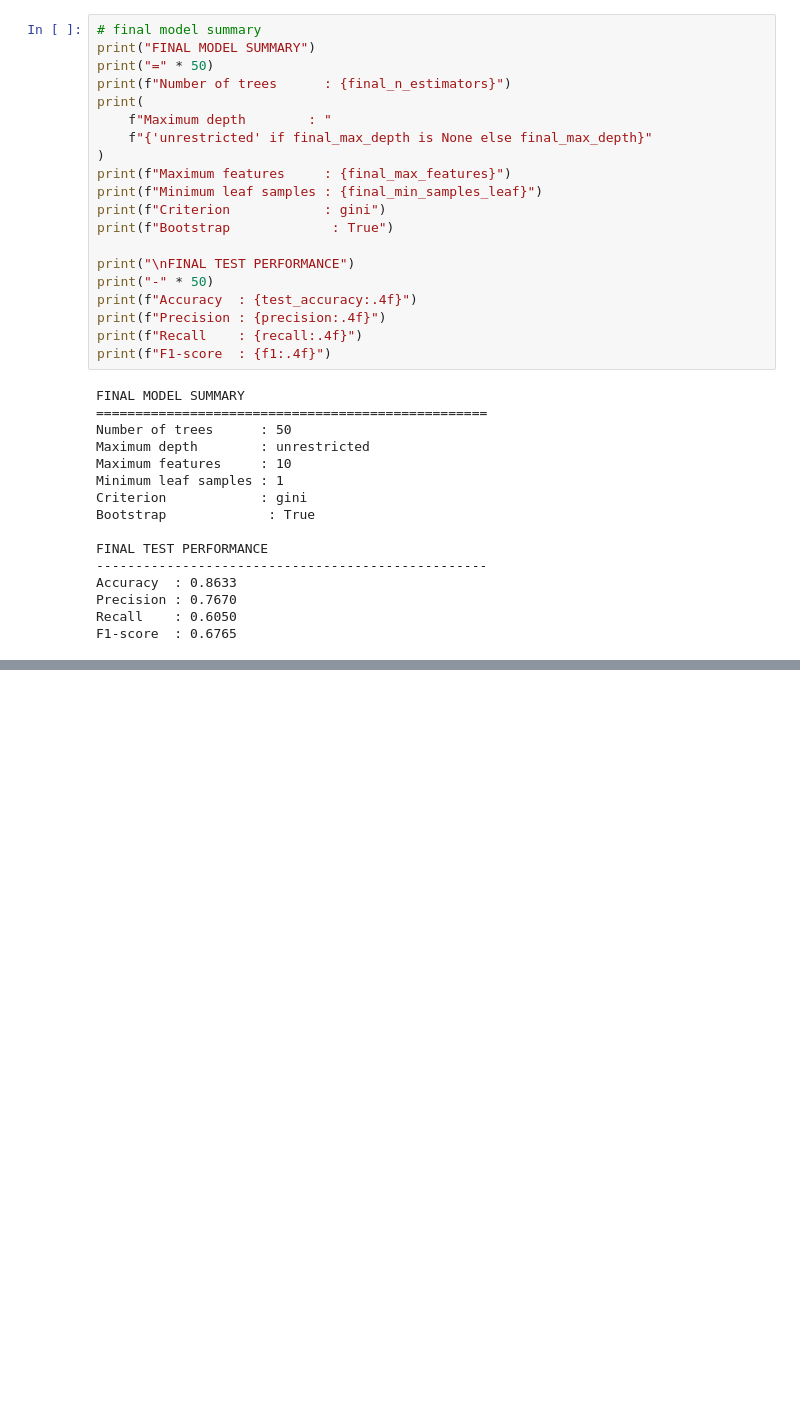
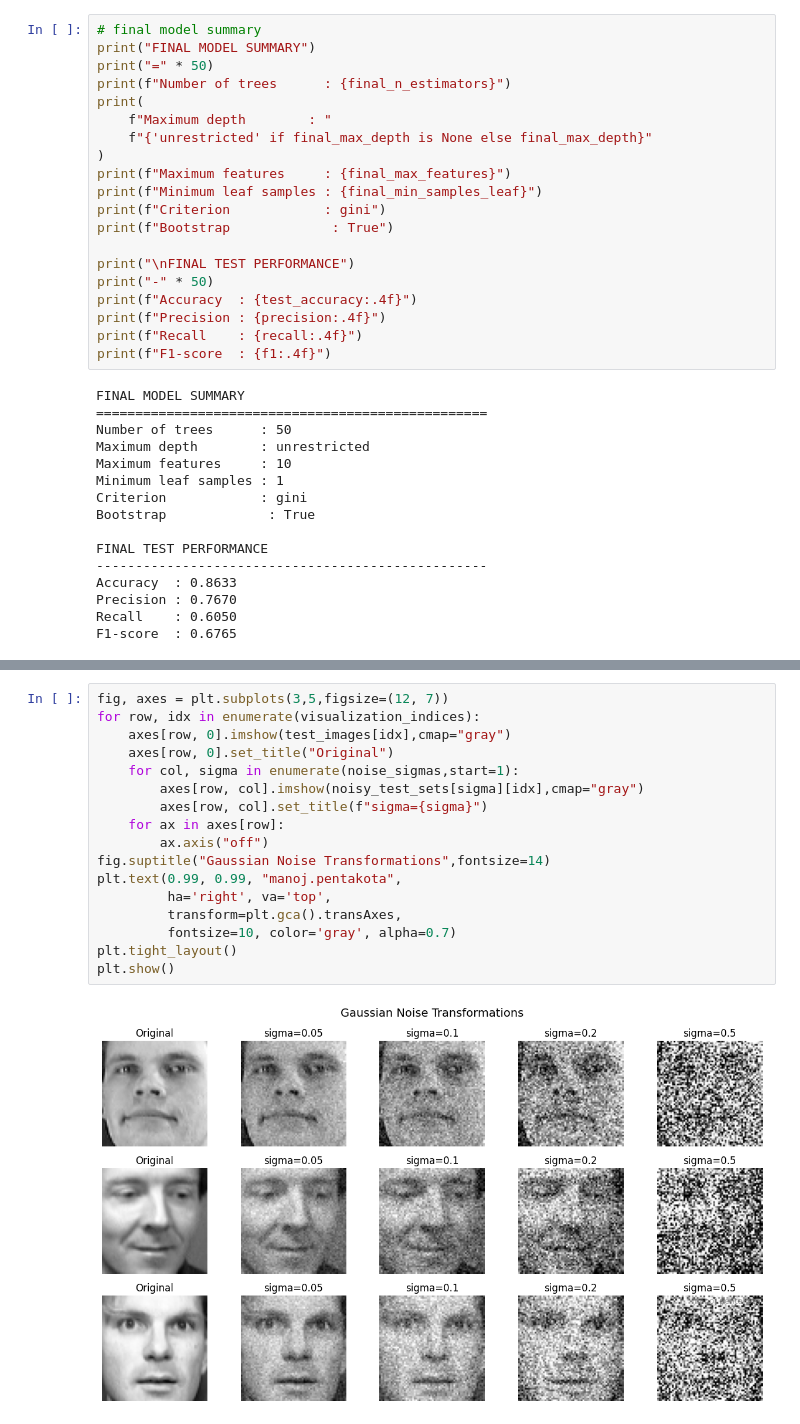
Before and after one commit to suryamanoj4/SMAI-Assignment-3, a Jupyter notebook: SMAI_Assignment_3.ipynb, the cells around one changed output, grey strips where cells are left out. Drawn from its saved outputs; the diff is of its cells as text; blank space fills up the shorter version.

```diff
--- a/SMAI_Assignment_3.ipynb
+++ b/SMAI_Assignment_3.ipynb
@@ -2229,0 +2431,19 @@ F1-score  : 0.6765
+# %%
+fig, axes = plt.subplots(3,5,figsize=(12, 7))
+for row, idx in enumerate(visualization_indices):
+    axes[row, 0].imshow(test_images[idx],cmap="gray")
+    axes[row, 0].set_title("Original")
+    for col, sigma in enumerate(noise_sigmas,start=1):
+        axes[row, col].imshow(noisy_test_sets[sigma][idx],cmap="gray")
+        axes[row, col].set_title(f"sigma={sigma}")
+    for ax in axes[row]:
+        ax.axis("off")
+fig.suptitle("Gaussian Noise Transformations",fontsize=14)
+plt.text(0.99, 0.99, "manoj.pentakota",
+         ha='right', va='top',
+         transform=plt.gca().transAxes,
+         fontsize=10, color='gray', alpha=0.7)
+plt.tight_layout()
+plt.show()
+# %% [output]
+[figure, added]
```
Also changed, not shown: parts of 82 cells of this notebook.
